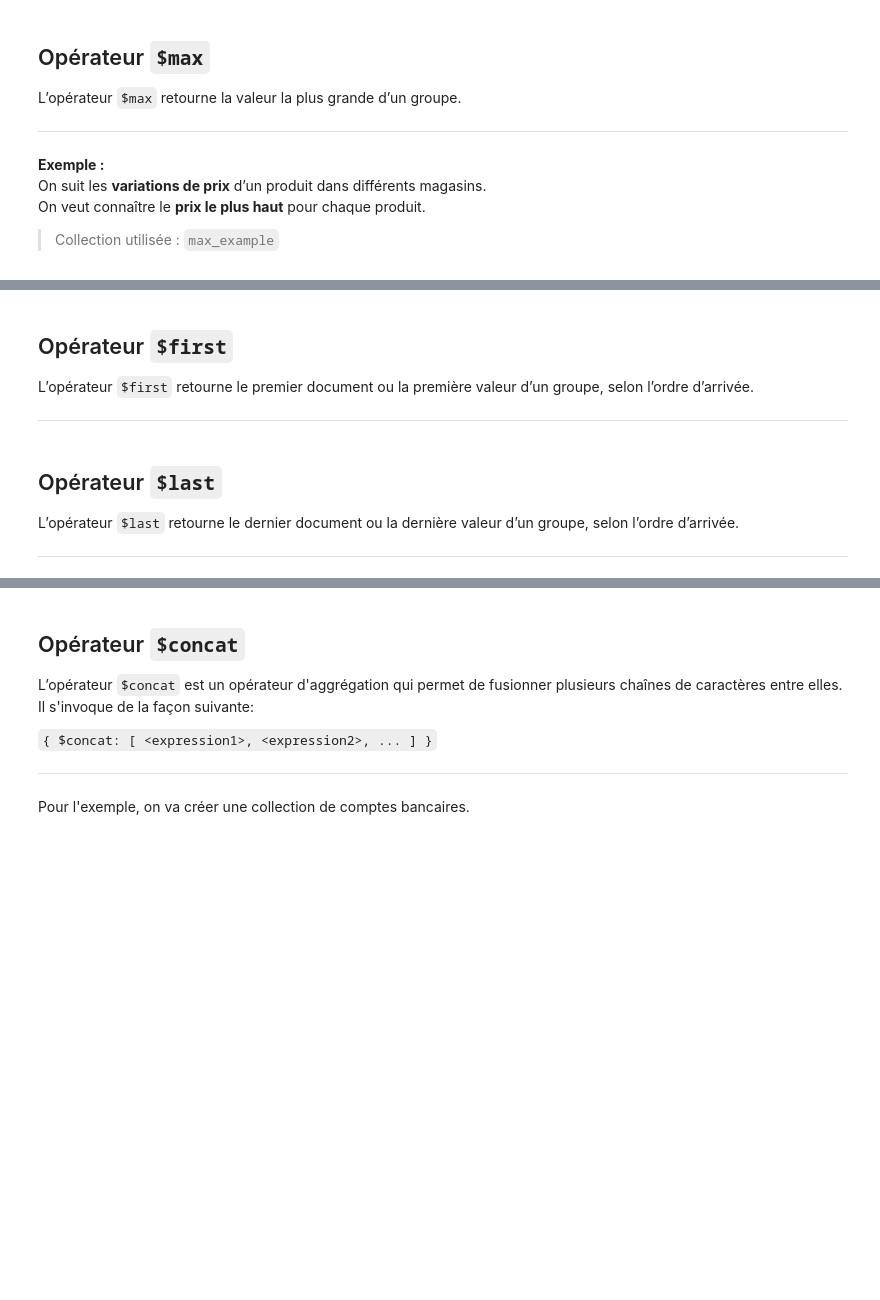
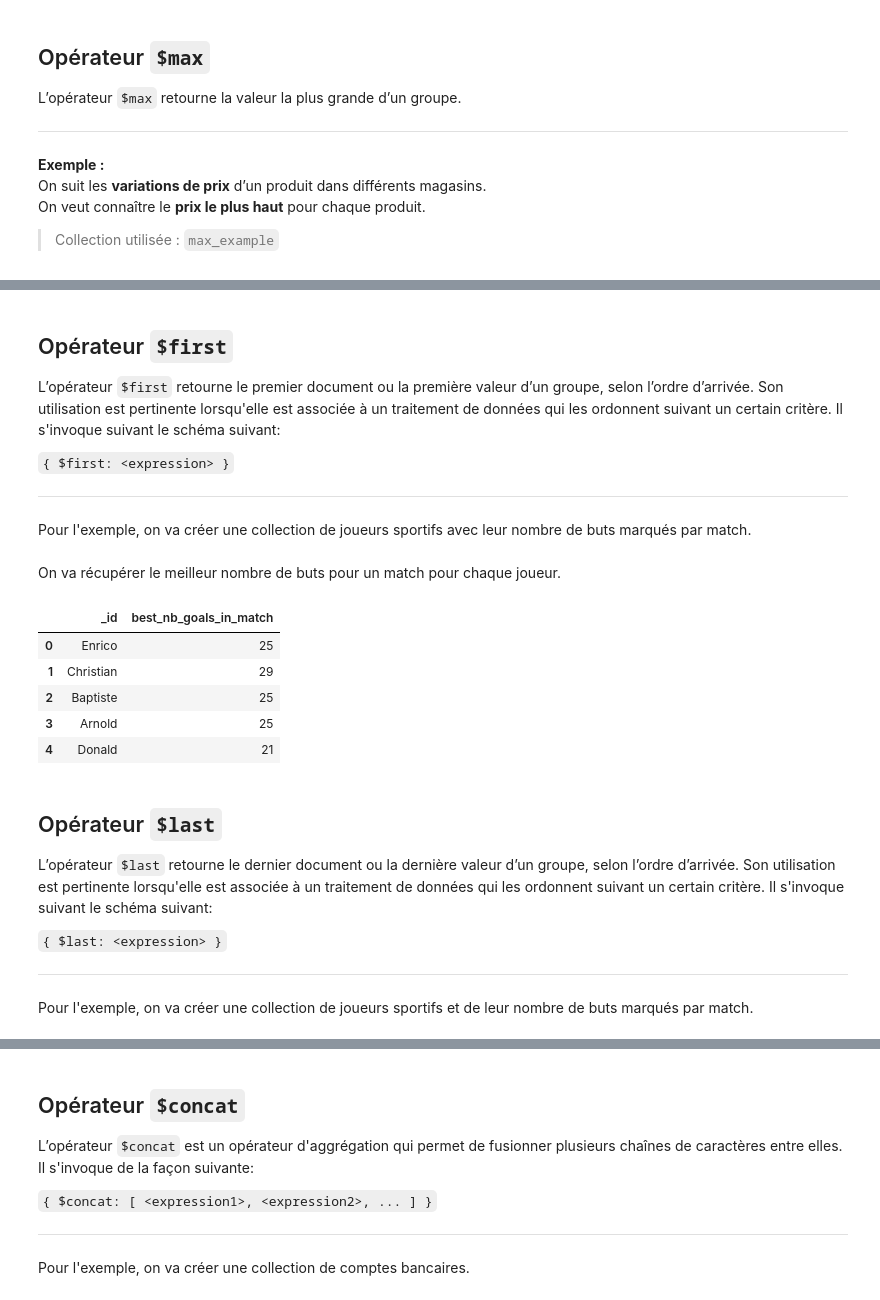
Before and after one commit to thomas-lefloch/mongo-operation, a Jupyter notebook: expression_operators.ipynb, the cells around one changed output, grey strips where cells are left out. Drawn from its saved outputs; the diff is of its cells as text; code cells hidden in the pictures; blank space fills up the shorter version.

Commit message:
Ajout $first et $last dans expression_operators

```diff
--- a/expression_operators.ipynb
+++ b/expression_operators.ipynb
@@ -184,14 +184,70 @@ pd.DataFrame(results)
 # %% [markdown]
 ## Opérateur `$first`
 
-L’opérateur `$first` retourne le premier document ou la première valeur d’un groupe, selon l’ordre d’arrivée.
+L’opérateur `$first` retourne le premier document ou la première valeur d’un groupe, selon l’ordre d’arrivée. Son utilisation est pertinente lorsqu'elle est associée à un traitement de données qui les ordonnent suivant un certain critère. Il s'invoque suivant le schéma suivant:
+
+`{ $first: <expression> }`
 
 ---
+
+Pour l'exemple, on va créer une collection de joueurs sportifs avec leur nombre de buts marqués par match.
 # %%
-#Code à ajouter
+try:
+    my_collection = db.create_collection("first")
+except:
+    db.first.drop()
+    my_collection = db.create_collection("first")
+
+documents = [
+    {"name": "Christian", "nb_goals_in_match": 28},
+    {"name": "Enrico", "nb_goals_in_match": 18},
+    {"name": "Arnold", "nb_goals_in_match": 19},
+    {"name": "Donald", "nb_goals_in_match": 21},
+    {"name": "Baptiste", "nb_goals_in_match": 9},
+    {"name": "Arnold", "nb_goals_in_match": 25},
+    {"name": "Baptiste", "nb_goals_in_match": 5},
+    {"name": "Christian", "nb_goals_in_match": 17},
+    {"name": "Enrico", "nb_goals_in_match": 19},
+    {"name": "Christian", "nb_goals_in_match": 29},
+    {"name": "Donald", "nb_goals_in_match": 14},
+    {"name": "Baptiste", "nb_goals_in_match": 15},
+    {"name": "Enrico", "nb_goals_in_match": 25},
+    {"name": "Christian", "nb_goals_in_match": 13},
+    {"name": "Donald", "nb_goals_in_match": 12},
+    {"name": "Arnold", "nb_goals_in_match": 25},
+    {"name": "Baptiste", "nb_goals_in_match": 25},
+    {"name": "Arnold", "nb_goals_in_match": 21},
+    {"name": "Enrico", "nb_goals_in_match": 18},
+]
+result_many = my_collection.insert_many(documents)
+# %% [markdown]
+On va récupérer le meilleur nombre de buts pour un match pour chaque joueur.
+# %%
+best_nb_goals_in_match = [
+    { "$sort": {"nb_goals_in_match": -1} },
+    { "$group":
+        {
+            "_id": "$name",
+            "best_nb_goals_in_match": {"$first": "$nb_goals_in_match"}
+        }
+    }
+]
+
+pd.DataFrame(my_collection.aggregate(best_nb_goals_in_match).to_list())
+# %% [output]
+|  | _id | best_nb_goals_in_match |
+| 0 | Enrico | 25 |
+| 1 | Christian | 29 |
+| 2 | Baptiste | 25 |
+| 3 | Arnold | 25 |
+| 4 | Donald | 21 |
 # %% [markdown]
 ## Opérateur `$last`
 
-L’opérateur `$last` retourne le dernier document ou la dernière valeur d’un groupe, selon l’ordre d’arrivée.
+L’opérateur `$last` retourne le dernier document ou la dernière valeur d’un groupe, selon l’ordre d’arrivée. Son utilisation est pertinente lorsqu'elle est associée à un traitement de données qui les ordonnent suivant un certain critère. Il s'invoque suivant le schéma suivant:
+
+`{ $last: <expression> }`
 
 ---
+
+Pour l'exemple, on va créer une collection de joueurs sportifs et de leur nombre de buts marqués par match.
```
Also changed, not shown: parts of 8 cells of this notebook.
